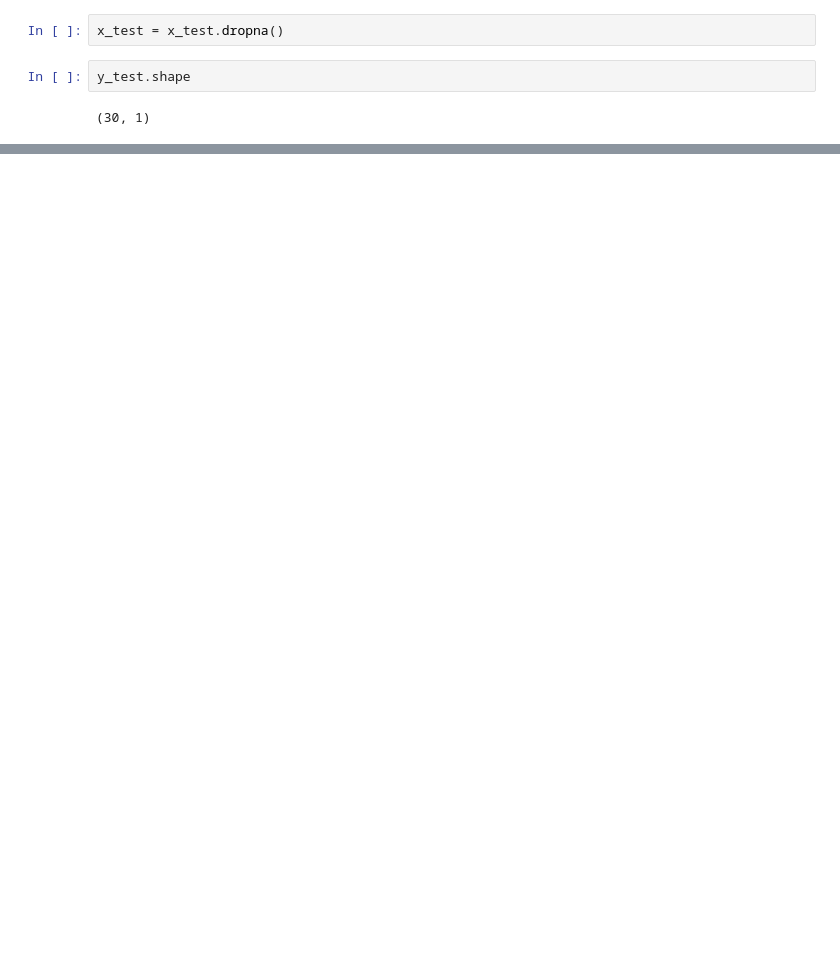
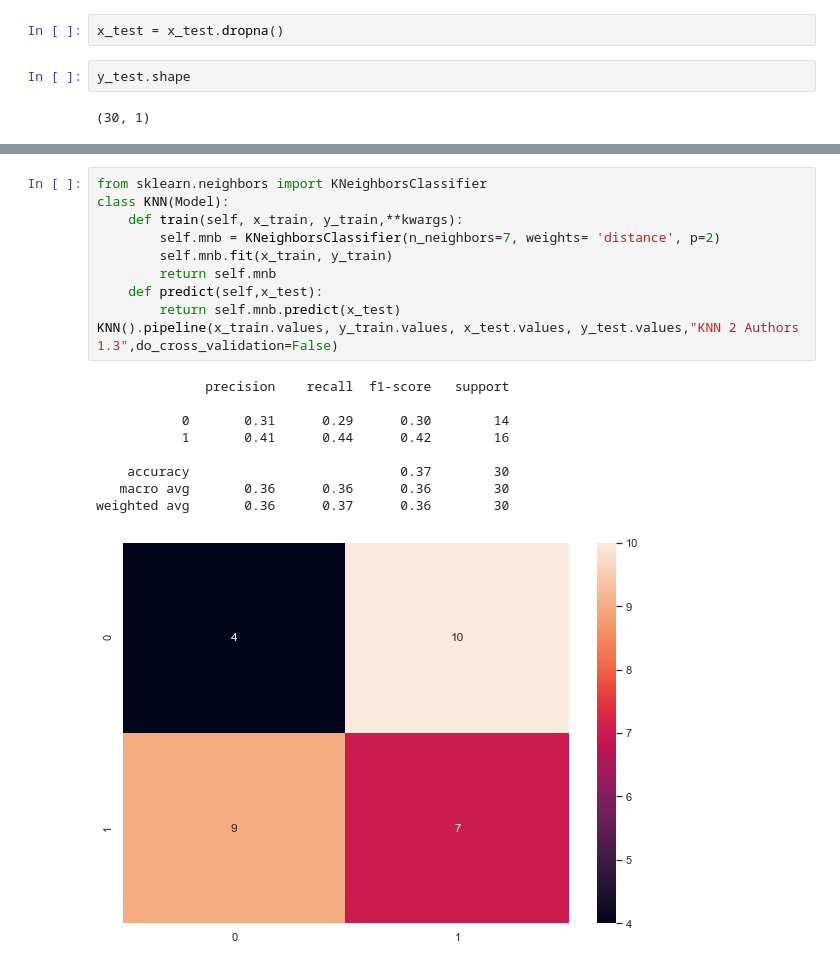
Before and after one commit to EN555/Author-Identification, a Jupyter notebook: Eviatar_models.ipynb, the cells around one changed output, grey strips where cells are left out. Drawn from its saved outputs; the diff is of its cells as text; blank space fills up the shorter version.

Commit message:
add models

```diff
--- a/Eviatar_models.ipynb
+++ b/Eviatar_models.ipynb
@@ -125,0 +109,20 @@ weighted avg       1.00      1.00      1.00        30
+# %%
+from sklearn.neighbors import KNeighborsClassifier
+class KNN(Model):
+    def train(self, x_train, y_train,**kwargs):
+        self.mnb = KNeighborsClassifier(n_neighbors=7, weights= 'distance', p=2)
+        self.mnb.fit(x_train, y_train)
+        return self.mnb
+    def predict(self,x_test):
+        return self.mnb.predict(x_test)
+KNN().pipeline(x_train.values, y_train.values, x_test.values, y_test.values,"KNN 2 Authors 1.3",do_cross_validation=False)
+# %% [output]
+              precision    recall  f1-score   support
+
+           0       0.31      0.29      0.30        14
+           1       0.41      0.44      0.42        16
+
+    accuracy                           0.37        30
+   macro avg       0.36      0.36      0.36        30
+weighted avg       0.36      0.37      0.36        30
+[figure, added]
```
Also changed, not shown: parts of 5 cells of this notebook, 8 other files.
